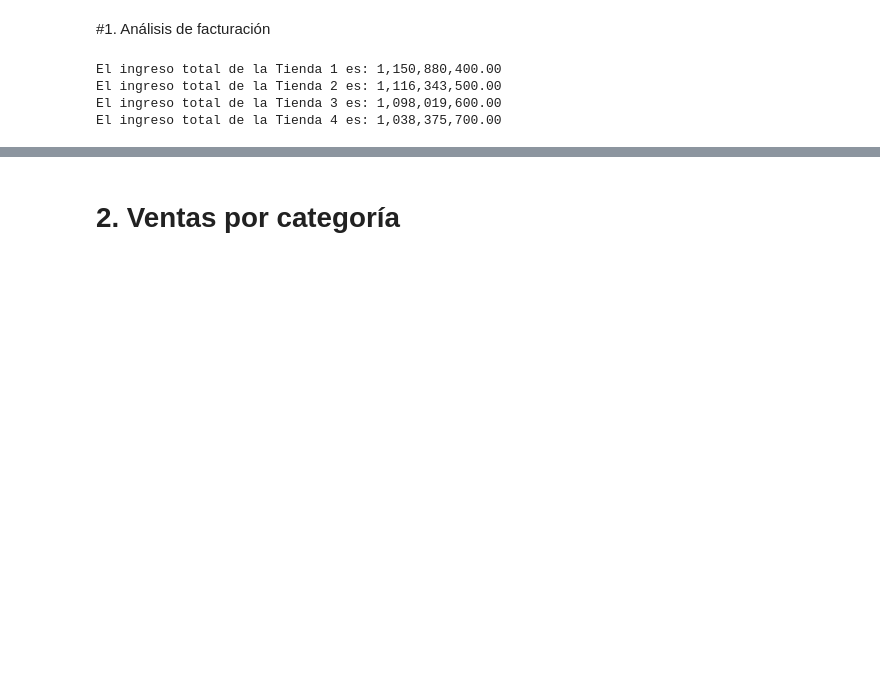
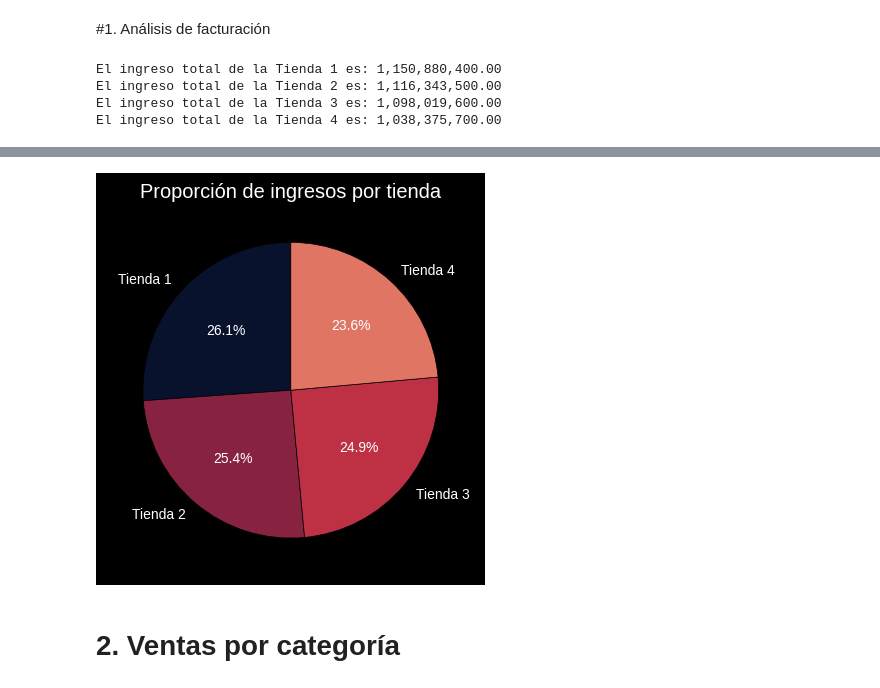
Before and after one commit to zenyonki/alura_store, a Jupyter notebook: AluraStoreLatam.ipynb, the cells around one changed output, grey strips where cells are left out. Saved outputs shown, nothing was run; the diff lists cells and outputs as text; code cells hidden in the pictures; blank space fills up the shorter version.

```diff
--- a/AluraStoreLatam.ipynb
+++ b/AluraStoreLatam.ipynb
@@ -126,3 +142,23 @@ print(plt.style.available)
+# %%
+colors = ['#09122C', '#872341', '#BE3144', '#E17564']
+
+fig, ax = plt.subplots()
+ax.pie(
+    proporciones,
+    labels=tiendas,
+    autopct='%1.1f%%',
+    startangle=90,
+    colors=colors,
+    wedgeprops={'edgecolor': 'black'}
+)
+
+ax.set_title('Proporción de ingresos por tienda')
+
+plt.style.use('dark_background')
+
+plt.show()
+# %% [output]
+[figure, added]
 # %% [markdown]
 # 2. Ventas por categoría
 # %% [markdown]
```
Also changed, not shown: parts of 5 cells of this notebook.
